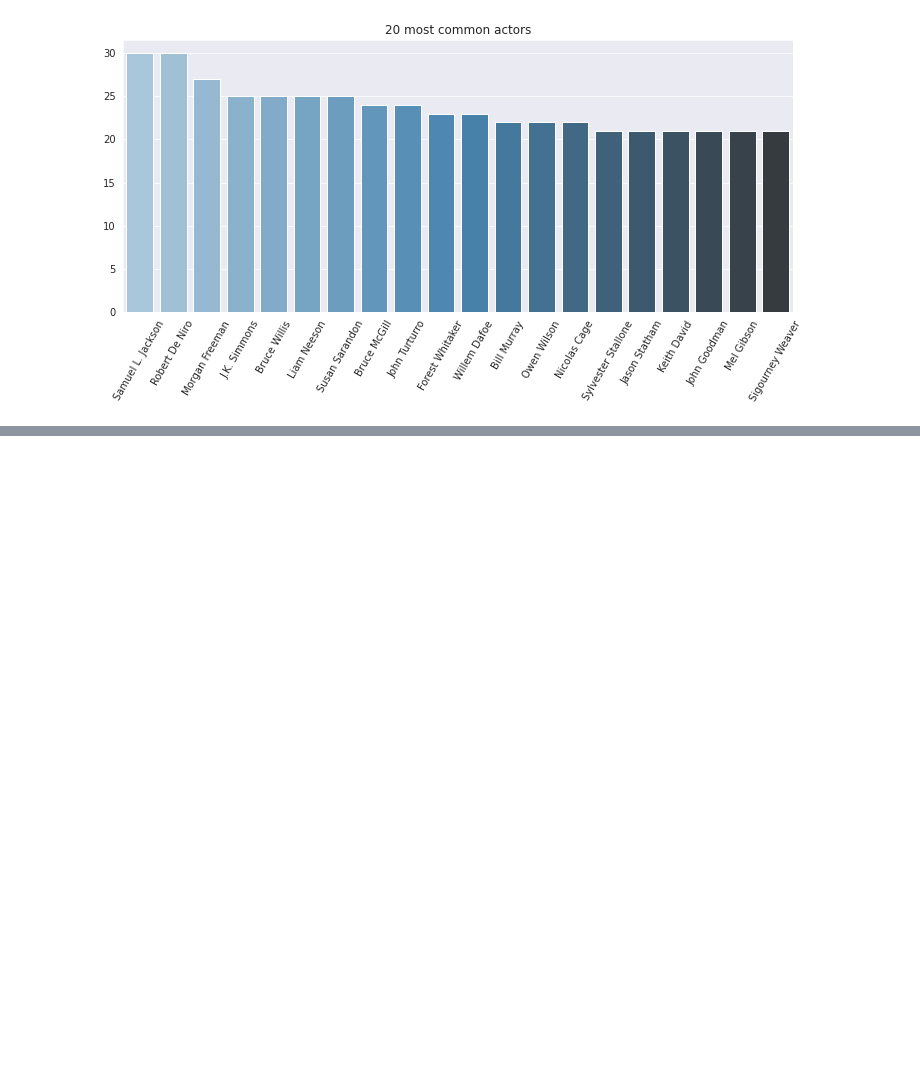
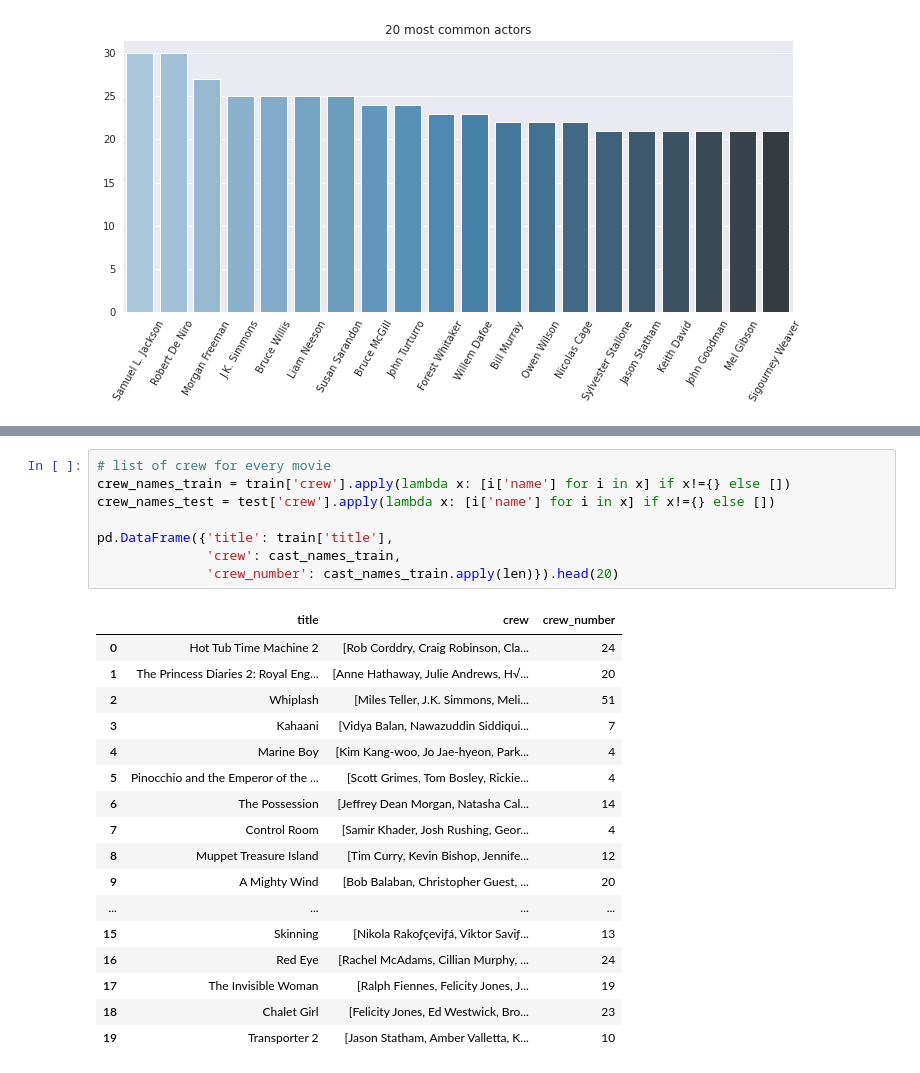
Before and after one commit to eRafaell/kaggle_tmdb_box_office_prediction, a Jupyter notebook: tmdb_box_office_prediction.ipynb, the cells around one changed output, grey strips where cells are left out. Drawn from its saved outputs; the diff is of its cells as text; blank space fills up the shorter version.

```diff
--- a/tmdb_box_office_prediction.ipynb
+++ b/tmdb_box_office_prediction.ipynb
@@ -934,0 +1010,26 @@ plt.show()
+# %%
+# list of crew for every movie
+crew_names_train = train['crew'].apply(lambda x: [i['name'] for i in x] if x!={} else [])
+crew_names_test = test['crew'].apply(lambda x: [i['name'] for i in x] if x!={} else [])
+
+pd.DataFrame({'title': train['title'],
+              'crew': cast_names_train,
+              'crew_number': cast_names_train.apply(len)}).head(20)
+# %% [output]
+|  | title | crew | crew_number |
+| 0 | Hot Tub Time Machine 2 | [Rob Corddry, Craig Robinson, Cla... | 24 |
+| 1 | The Princess Diaries 2: Royal Eng... | [Anne Hathaway, Julie Andrews, H√... | 20 |
+| 2 | Whiplash | [Miles Teller, J.K. Simmons, Meli... | 51 |
+| 3 | Kahaani | [Vidya Balan, Nawazuddin Siddiqui... | 7 |
+| 4 | Marine Boy | [Kim Kang-woo, Jo Jae-hyeon, Park... | 4 |
+| 5 | Pinocchio and the Emperor of the ... | [Scott Grimes, Tom Bosley, Rickie... | 4 |
+| 6 | The Possession | [Jeffrey Dean Morgan, Natasha Cal... | 14 |
+| 7 | Control Room | [Samir Khader, Josh Rushing, Geor... | 4 |
+| 8 | Muppet Treasure Island | [Tim Curry, Kevin Bishop, Jennife... | 12 |
+| 9 | A Mighty Wind | [Bob Balaban, Christopher Guest, ... | 20 |
+| ... | ... | ... | ... |
+| 15 | Skinning | [Nikola Rakoƒçeviƒá, Viktor Saviƒ... | 13 |
+| 16 | Red Eye | [Rachel McAdams, Cillian Murphy, ... | 24 |
+| 17 | The Invisible Woman | [Ralph Fiennes, Felicity Jones, J... | 19 |
+| 18 | Chalet Girl | [Felicity Jones, Ed Westwick, Bro... | 23 |
+| 19 | Transporter 2 | [Jason Statham, Amber Valletta, K... | 10 |
```
Also changed, not shown: parts of 13 cells of this notebook.
